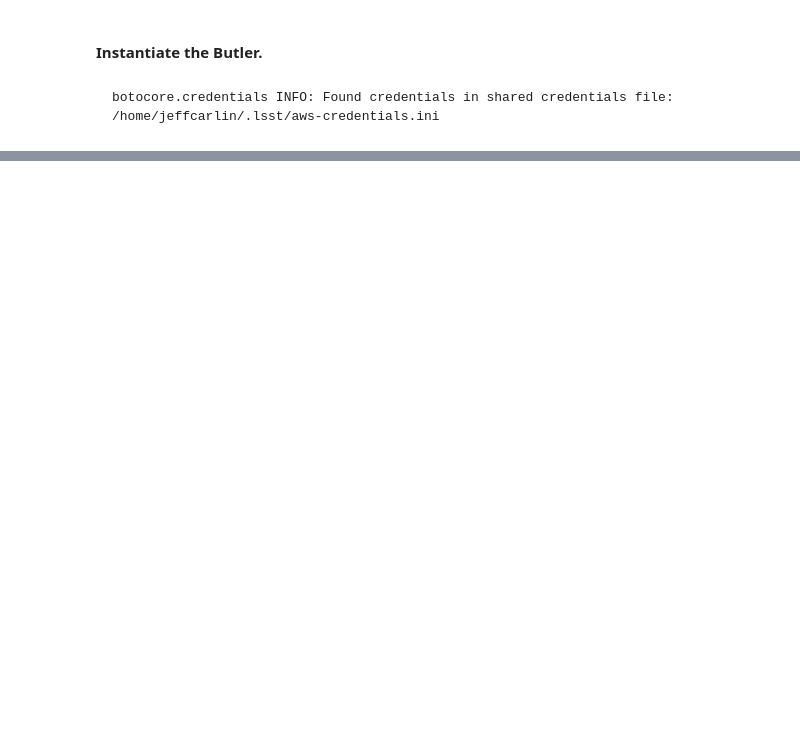
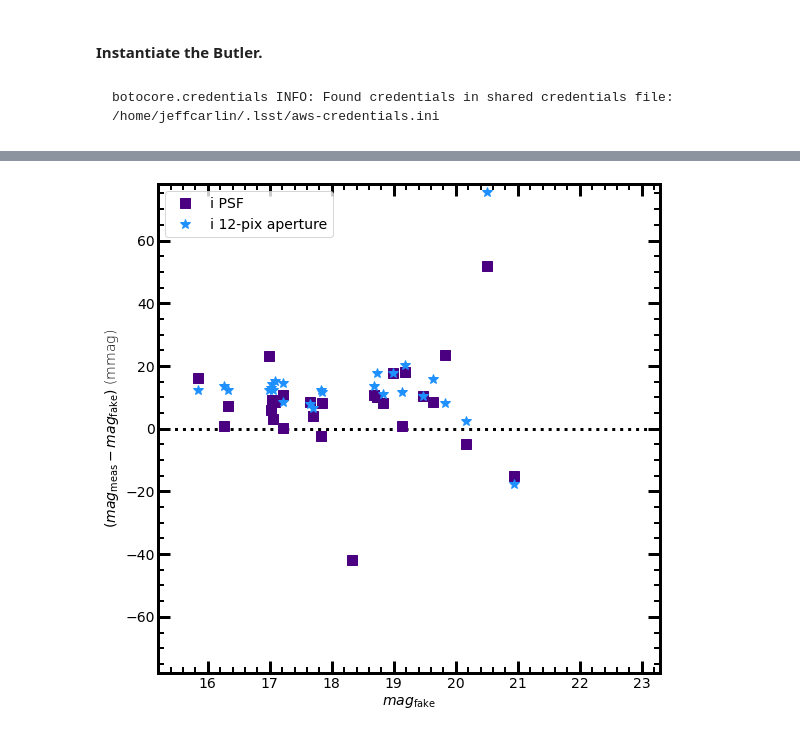
Before and after one commit to rubin-dp0/delegate-contributions-dp01, a Jupyter notebook: diff_im/diff_im_test.ipynb, the cells around one changed output, grey strips where cells are left out. Cells and saved outputs as stored; diff of their text form; code cells hidden in the pictures; blank space fills up the shorter version.

```diff
--- a/diff_im/diff_im_test.ipynb
+++ b/diff_im/diff_im_test.ipynb
@@ -518,0 +475,4 @@ lsst.ip.diffim.imagePsfMatch.ImagePsfMatchConfig(kernel={'name': 'AL', 'values':
+# %%
+imdiff_config = ImageDifferenceConfig()
+# imdiff_config.doMatchSources = True  # match diaSources to the calexp
+imdiff_task = ImageDifferenceTask(imdiff_config)
@@ -519,3 +588,44 @@ lsst.ip.diffim.imagePsfMatch.ImagePsfMatchConfig(kernel={'name': 'AL', 'values':
+# %%
+idx_i, sep_i, _ = sc_fakes.match_to_catalog_sky(sc_withfakes_i)
+# %%
+okmch_i = (sep_i.arcsec < 1.0)
+mch_mags_i = dia_sources[idx_i]['mag_psf']
+mch_magerrs_i = dia_sources[idx_i]['magerr_psf']
+mch_mags_i[~okmch_i] = -99.9
+mch_magerrs_i[~okmch_i] = 99.9
+mch_mags_ap_i = dia_sources[idx_i]['mag_ap']
+mch_magerrs_ap_i = dia_sources[idx_i]['magerr_ap']
+mch_mags_ap_i[~okmch_i] = -99.9
+mch_magerrs_ap_i[~okmch_i] = 99.9
+seps_i = sep_i.arcsec
+# %%
+tab_all = Table([fake_ras, fake_decs, fake_imags,
+                 mch_mags_i, mch_magerrs_i, mch_mags_ap_i, mch_magerrs_ap_i, seps_i],
+                 names=['ra', 'dec', 'i_fake', 'i_meas', 'ierr_meas',
+                        'i_meas_ap', 'ierr_meas_ap', 'sep_i'],
+                 units=[u.deg, u.deg, u.mag, u.mag, u.mag, u.mag, u.mag, u.arcsec])
+
+for col in tab_all.colnames[0:2]:
+    tab_all[col].info.format = '%.8g'  # for consistent table output
+for col in tab_all.colnames[2:]:
+    tab_all[col].info.format = '%.5g'  # for consistent table output
+# %%
+fig = plt.plot(figsize=(9, 9))
+
+plt.hlines(0, 0, 30, linestyle=':', color='Black')
+plt.plot(tab_all['i_fake'], 1000.0 * (tab_all['i_meas'] - tab_all['i_fake']),
+         's', ms=10, color='indigo', label='i PSF')
+plt.plot(tab_all['i_fake'], 1000.0 * (tab_all['i_meas_ap'] - tab_all['i_fake']),
+         '*', ms=10, color='dodgerBlue', label='i 12-pix aperture')
+plt.legend()
+plt.xlabel(r'$mag_{\rm fake}$')
+plt.ylabel(r'$(mag_{\rm meas} - mag_{\rm fake})$ (mmag)')
+plt.xlim(15.2, 23.3)
+plt.ylim(-78, 78)
+plt.minorticks_on()
+plt.show()
+# %% [output]
+[figure, added]
 # %%
 # retrieveTemplate
 # https://github.com/lsst/ap_pipe/blob/8f6ce01b843e3435af50b4fc2ff552a5e379b7ad/pipelines/ApPipe.yaml
```
Also changed, not shown: parts of 28 cells of this notebook.
